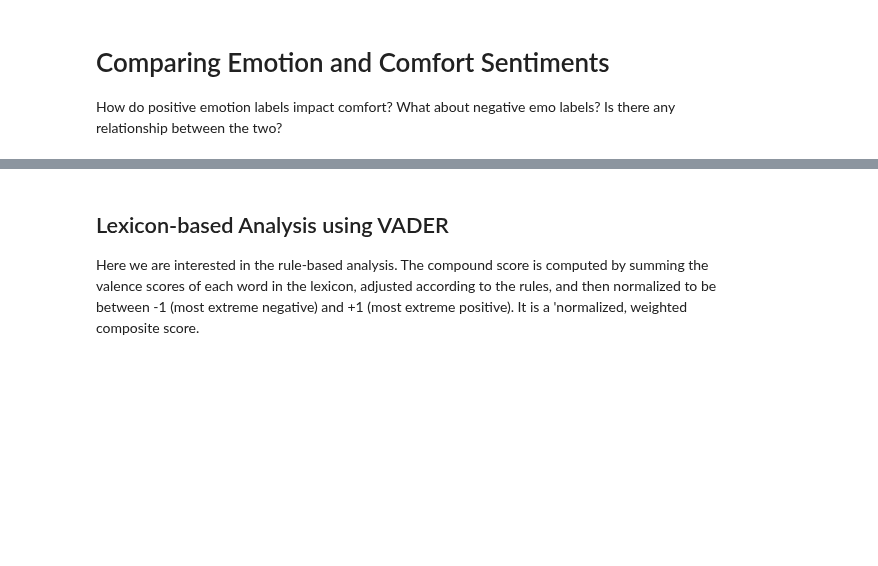
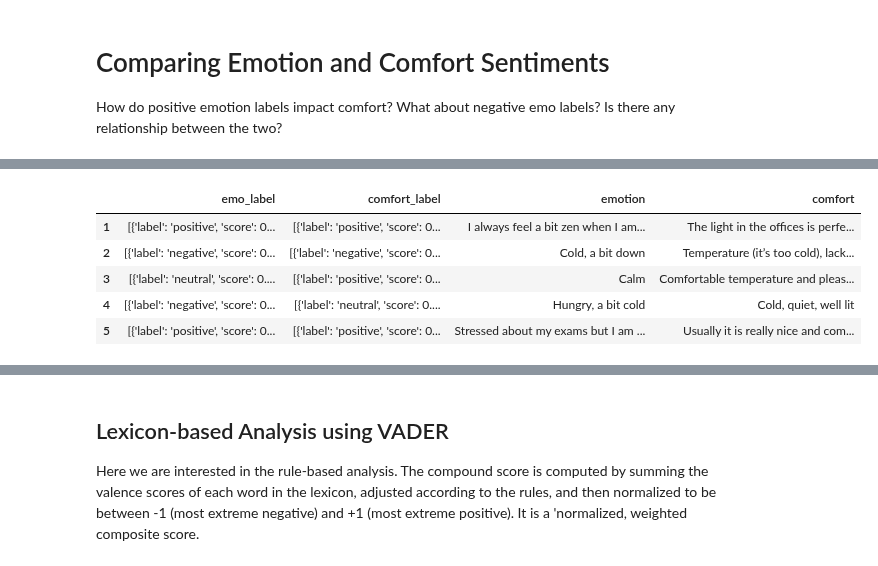
Before and after one commit to shrutirao94/language-comfort-emotions, a Jupyter notebook: sentiment-analysis.ipynb, the cells around one changed output, grey strips where cells are left out. Saved outputs shown, nothing was run; the diff lists cells and outputs as text; code cells hidden in the pictures; blank space fills up the shorter version.

Commit message:
[FEATURE] COmparing Emotions and Sentiments

```diff
--- a/sentiment-analysis.ipynb
+++ b/sentiment-analysis.ipynb
@@ -148,0 +140,7 @@ How do positive emotion labels impact comfort? What about negative emo labels? I
+# %%
+df = df[["emotion", "comfort"]].dropna(how="any")
+# %%
+def sentiment_analysis(sentence):
+    return sentiment_task(sentence)
+
+df_senti = df.applymap(sentiment_analysis)
@@ -148,0 +156,14 @@ How do positive emotion labels impact comfort? What about negative emo labels? I
+# %%
+df_senti = df_senti.rename(columns={'emotion':'emo_label',
+                         'comfort': 'comfort_label'})
+# %%
+df = df_senti.join(df)
+# %%
+df.head()
+# %% [output]
+|  | emo_label | comfort_label | emotion | comfort |
+| 1 | [{'label': 'positive', 'score': 0... | [{'label': 'positive', 'score': 0... | I always feel a bit zen when I am... | The light in the offices is perfe... |
+| 2 | [{'label': 'negative', 'score': 0... | [{'label': 'negative', 'score': 0... | Cold, a bit down | Temperature (it’s too cold), lack... |
+| 3 | [{'label': 'neutral', 'score': 0.... | [{'label': 'positive', 'score': 0... | Calm | Comfortable temperature and pleas... |
+| 4 | [{'label': 'negative', 'score': 0... | [{'label': 'neutral', 'score': 0.... | Hungry, a bit cold | Cold, quiet, well lit |
+| 5 | [{'label': 'positive', 'score': 0... | [{'label': 'positive', 'score': 0... | Stressed about my exams but I am ... | Usually it is really nice and com... |
```
Also changed, not shown: parts of 11 cells of this notebook.
